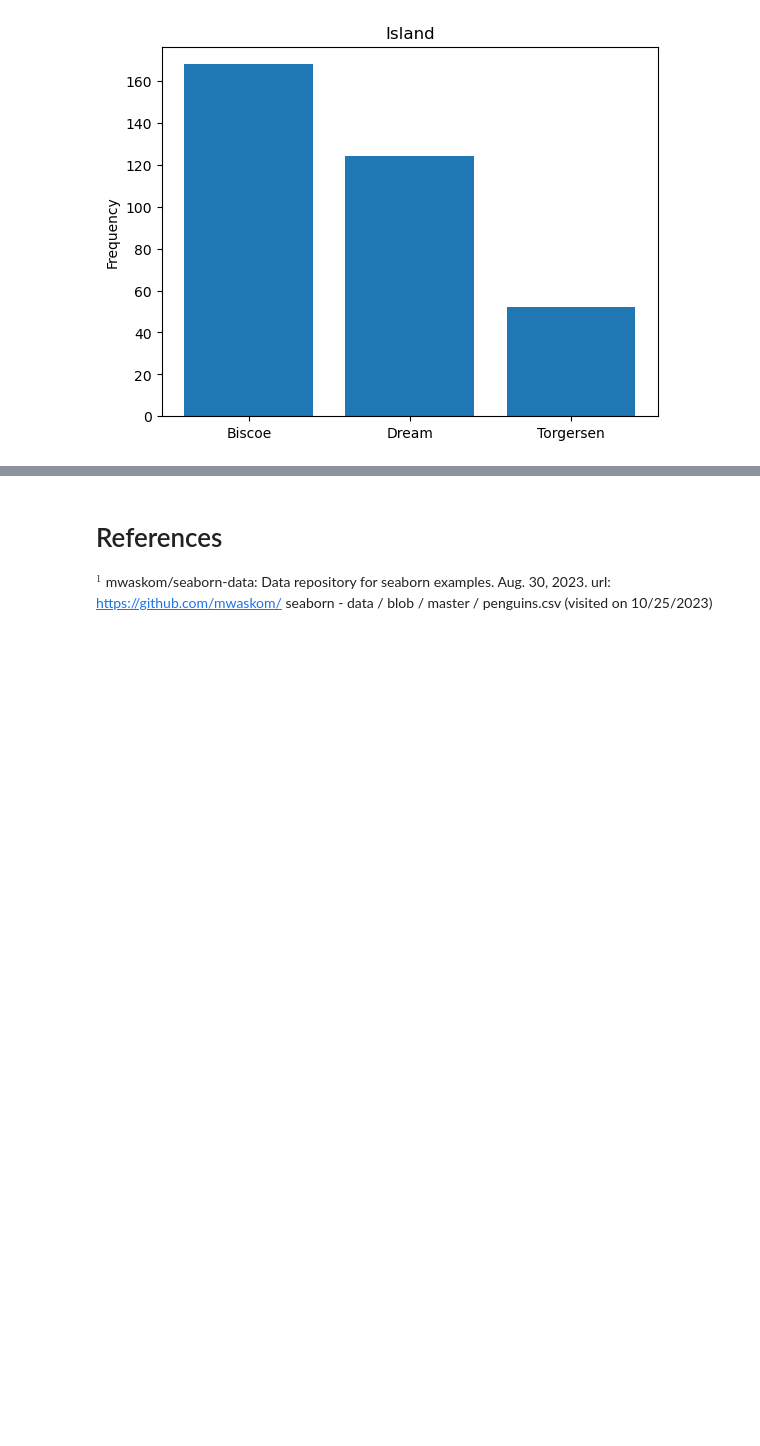
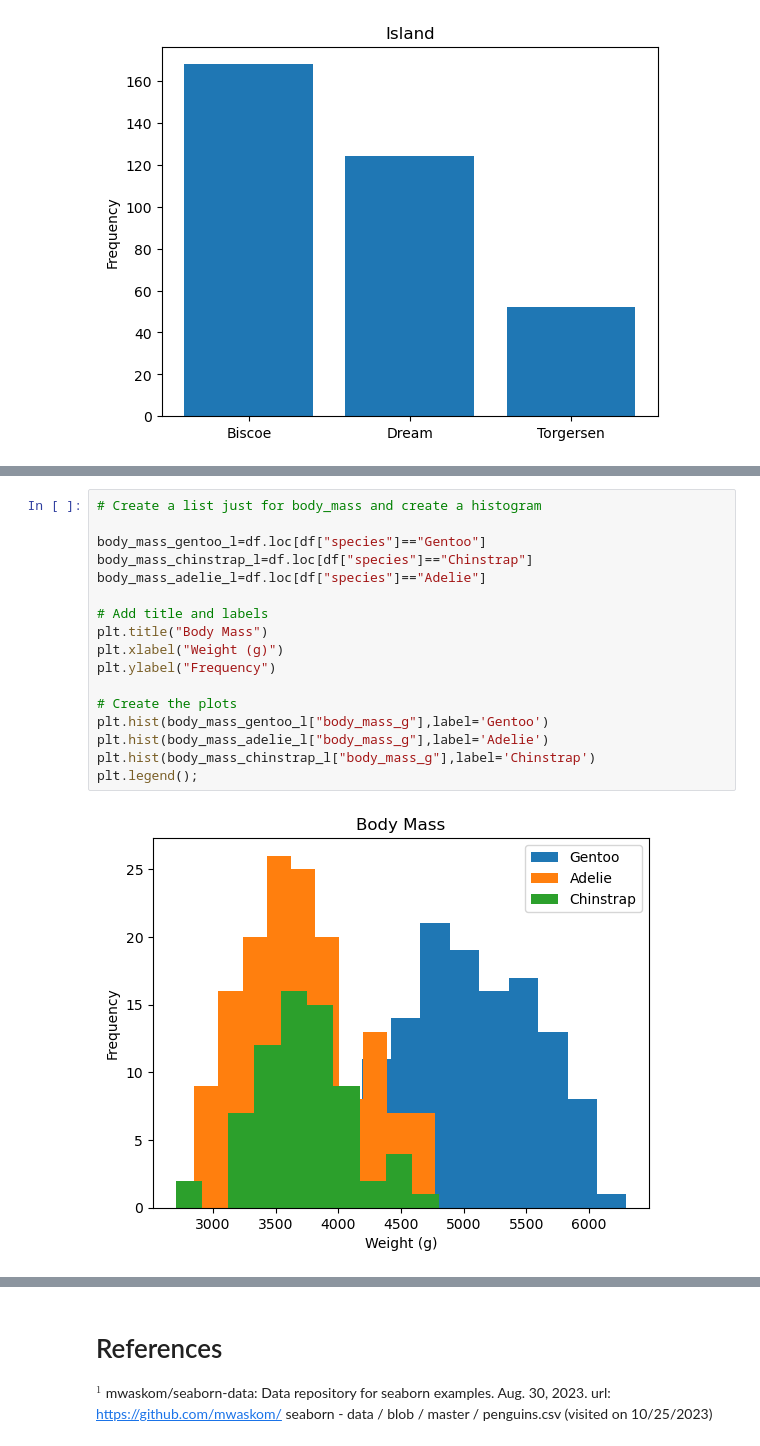
Before and after one commit to PeeBs68/fund_da, a Jupyter notebook: tasks.ipynb, the cells around one changed output, grey strips where cells are left out. Drawn from its saved outputs; the diff is of its cells as text; blank space fills up the shorter version.

```diff
--- a/tasks.ipynb
+++ b/tasks.ipynb
@@ -672,0 +701,19 @@ plt.show;
+# %%
+# Create a list just for body_mass and create a histogram
+
+body_mass_gentoo_l=df.loc[df["species"]=="Gentoo"]
+body_mass_chinstrap_l=df.loc[df["species"]=="Chinstrap"]
+body_mass_adelie_l=df.loc[df["species"]=="Adelie"]
+
+# Add title and labels
+plt.title("Body Mass")
+plt.xlabel("Weight (g)")
+plt.ylabel("Frequency")
+
+# Create the plots
+plt.hist(body_mass_gentoo_l["body_mass_g"],label='Gentoo')
+plt.hist(body_mass_adelie_l["body_mass_g"],label='Adelie')
+plt.hist(body_mass_chinstrap_l["body_mass_g"],label='Chinstrap')
+plt.legend();
+# %% [output]
+[figure, added]
```
Also changed, not shown: parts of 19 cells of this notebook.
